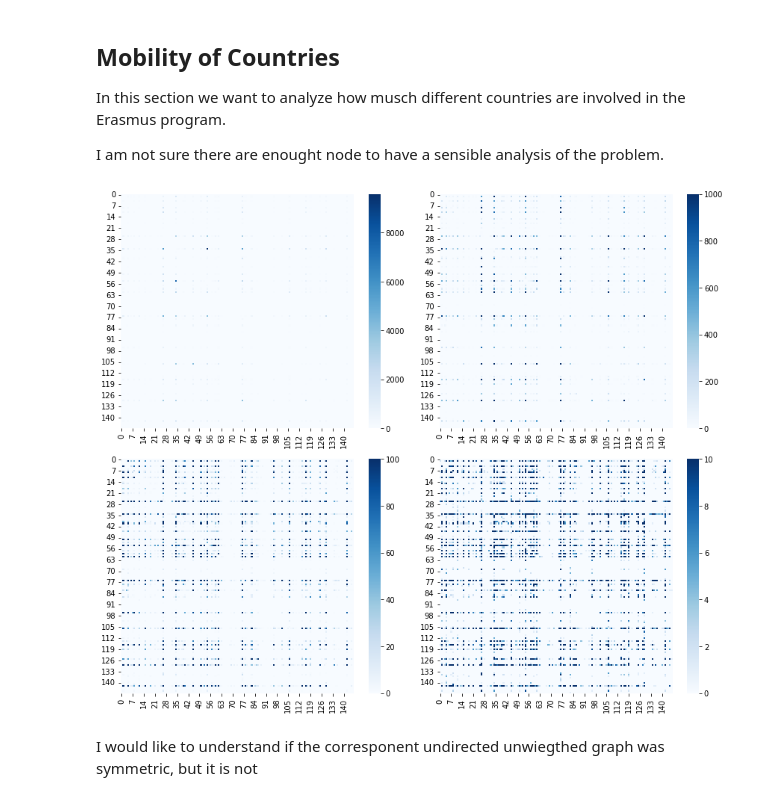
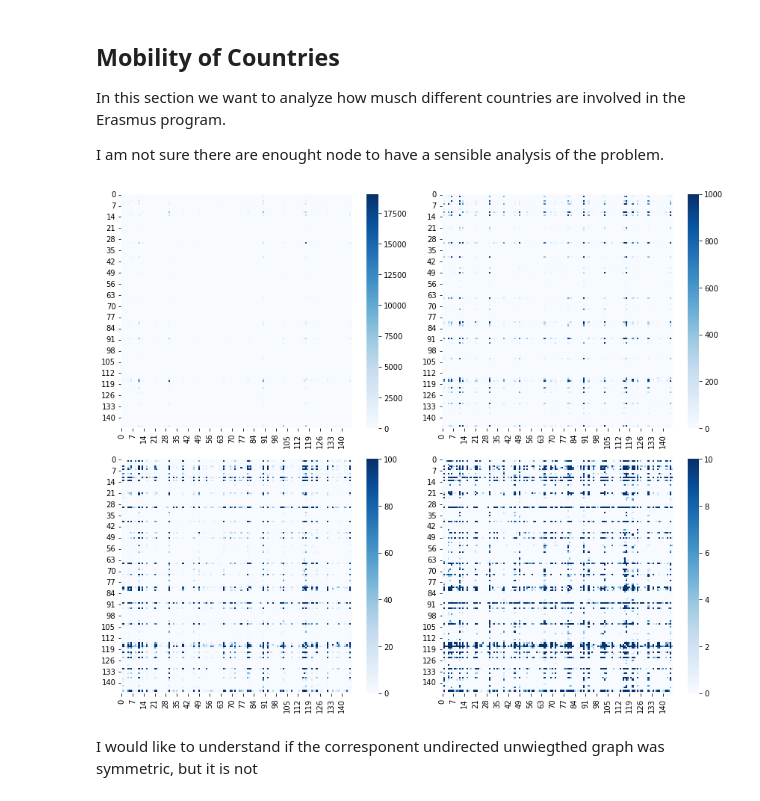
Before and after one commit to FilippoBragato/ErasmusMobilityStudy, a Jupyter notebook: CountryAnalysis.ipynb, the cells around one changed output. Cells and saved outputs as stored; diff of their text form; code cells hidden in the pictures.

```diff
--- a/CountryAnalysis.ipynb
+++ b/CountryAnalysis.ipynb
@@ -21,42 +15,52 @@ country_df = pd.read_csv('erasmus_data_clean.csv', sep=';',low_memory=False, hea
+# %%
+country19_df = pd.read_csv('data\Erasmus19.csv', sep=';',low_memory=False, header=0, encoding='utf8')
+country18_df = pd.read_csv('data\Erasmus19.csv', sep=';',low_memory=False, header=0, encoding='utf8')
+country_df = country19_df.append(country18_df)
 # %% [markdown]
 ## Mobility of Countries
 In this section we want to analyze how musch different countries are involved in the Erasmus program.
 
 I am not sure there are enought node to have a sensible analysis of the problem.
 # %%
-#country_df = df[df[df.columns[10]]=='Learner']
-#country_df = country_df.loc[:, df.columns[np.array((14, 17, 20))]]
-#country_df.dropna(how='any', inplace=True)
-# nodes = np.array(list(set.union(set(country_df.loc[:, country_df.columns[0]]), set(country_df.loc[:, country_df.columns[1]]))))
-nodes = np.array(list(set.union(set(country_df.loc[:, country_df.columns[4]]), set(country_df.loc[:, country_df.columns[5]]))))
-country_df.dropna(how='any', inplace=True)
-# I don't want it to take forever
-node_position = {}
-for i, name in enumerate(nodes):
-    node_position[name] = i
-nodes_df = pd.DataFrame({'Nodes': nodes})
-country_df['SendId'] = (np.array(list(map(lambda x: node_position[x], country_df['Sending Country Code']))))
-country_df['RecId']= (np.array(list(map(lambda x: node_position[x], country_df['Receiving Country Code']))))
-# Adjacency matrix
-country_serie = country_df.groupby(['SendId', 'RecId']).sum()
-row = np.array(country_serie.index.get_level_values(1).tolist())
-col = np.array(country_serie.index.get_level_values(0).tolist())
-val = country_serie.values
-adj_matrix_crs = sparse.csr_matrix((val.flatten(), (row, col)), shape=(nodes.size, nodes.size))
+def analysis(country_df):
+    country_df = country_df[country_df['Participant Profile']=='Learner']
+    country_df = country_df[country_df['Activity (mob)'].str.contains('Student')]
+    country_df = country_df[~country_df['Activity (mob)'].str.contains('traineeship')]
+    nodes = np.array(list(set.union(set(country_df.loc[:, 'Sending Country Code' ]), set(country_df.loc[:, 'Receiving Country Code']))))
+    country_df.dropna(how='any', inplace=True)
+    # I don't want it to take forever
+    node_position = {}
+    for i, name in enumerate(nodes):
+        node_position[name] = i
+    nodes_df = pd.DataFrame({'Nodes': nodes})
+    country_df['SendId'] = (np.array(list(map(lambda x: node_position[x], country_df['Sending Country Code']))))
+    country_df['RecId']= (np.array(list(map(lambda x: node_position[x], country_df['Receiving Country Code']))))
+    # Adjacency matrix
+    country_serie = country_df[['SendId', 'RecId', 'Participants']].groupby(['SendId', 'RecId']).sum()
+    row = np.array(country_serie.index.get_level_values(1).tolist())
+    col = np.array(country_serie.index.get_level_values(0).tolist())
+    val = country_serie.values
+    adj_matrix_crs = sparse.csr_matrix((val.flatten(), (row, col)), shape=(nodes.size, nodes.size))
 
-def replace_iso3166(alpha):
-    try:
-        return pc.countries.get(alpha_2=alpha).name
-    except:
-        return alpha
+    def replace_iso3166(alpha):
+        try:
+            return pc.countries.get(alpha_2=alpha).name
+        except:
+            return alpha
 
-country_df['Receiving Country Code']= (np.array(list(map(lambda x: replace_iso3166(x), country_df['Receiving Country Code']))))
-country_df['Sending Country Code']= (np.array(list(map(lambda x: replace_iso3166(x), country_df['Sending Country Code']))))
-nodes_df['Nodes'] = (np.array(list(map(lambda x: replace_iso3166(x), nodes_df['Nodes']))))
+    country_df['Receiving Country Code']= (np.array(list(map(lambda x: replace_iso3166(x), country_df['Receiving Country Code']))))
+    country_df['Sending Country Code']= (np.array(list(map(lambda x: replace_iso3166(x), country_df['Sending Country Code']))))
+    nodes_df['Nodes'] = (np.array(list(map(lambda x: replace_iso3166(x), nodes_df['Nodes']))))
 
-ns.visualize_adj(adj_matrix_crs)
+    ns.visualize_adj(adj_matrix_crs)
+    matr = adj_matrix_crs.toarray()
+    matr[matr>1]=1
+    matr = matr - matr.T
+    fig, ax = plt.subplots(figsize=(6,5))
+    sns.heatmap(matr, cmap="Blues", ax=ax)
+    plt.show()
 # %% [output]
-[figure, old version]
+[figure, new version]
 # %% [markdown]
 I would like to understand if the corresponent undirected unwiegthed graph was symmetric, but it is not
 # %%
```
Also changed, not shown: parts of 11 cells of this notebook, 1 other file.
